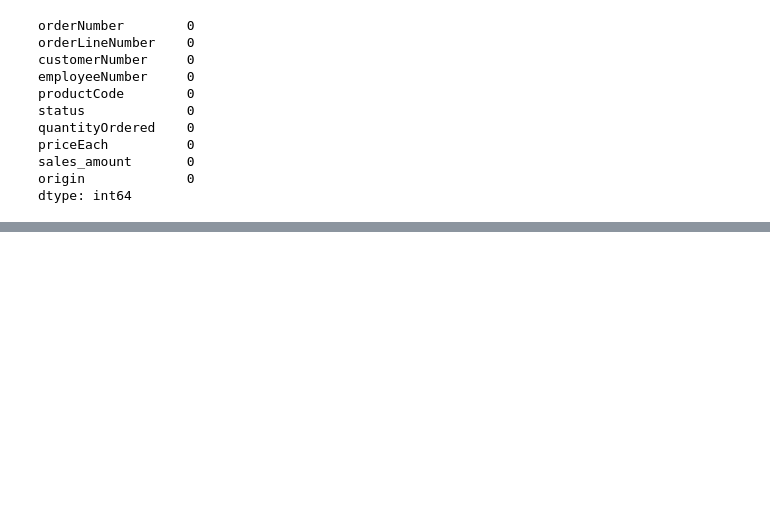
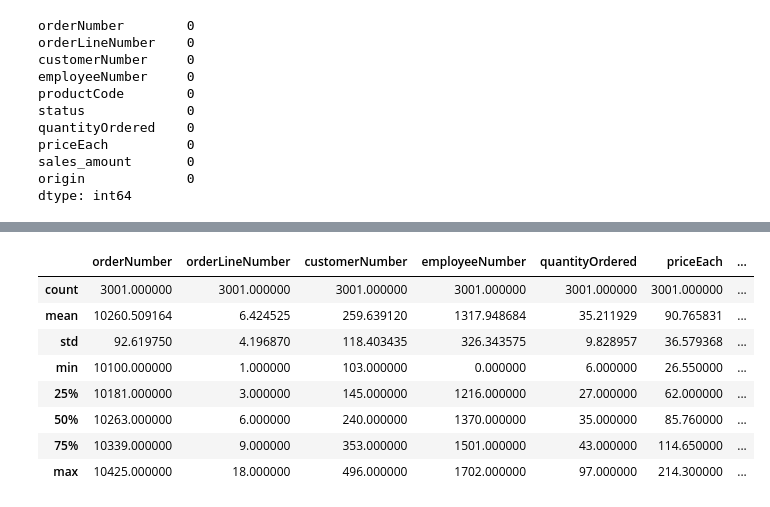
Before and after one commit to CarlosEsteve/python, a Jupyter notebook: Pandas/04.1.Ejercicio_DataQ_Perfilado.ipynb, the cells around one changed output, grey strips where cells are left out. Cells and saved outputs as stored; diff of their text form; code cells hidden in the pictures; blank space fills up the shorter version.

```diff
--- a/Pandas/04.1.Ejercicio_DataQ_Perfilado.ipynb
+++ b/Pandas/04.1.Ejercicio_DataQ_Perfilado.ipynb
@@ -19,5 +21,5 @@ import pandas as pd
 import numpy as np
 from tabulate import tabulate
 # %%
-sales_df = pd.read_csv('../Pandas/datos/company_sales/sales.csv')
+sales_df = pd.read_csv('https://github.com/ricardoahumada/DataScienceBasics/raw/refs/heads/main/data/company_sales/sales.csv')
 # %%
@@ -135,0 +185,12 @@ dtype: int64
+# %%
+sales_df_clean.describe()
+# %% [output]
+|  | orderNumber | orderLineNumber | customerNumber | employeeNumber | quantityOrdered | priceEach | ... |
+| count | 3001.000000 | 3001.000000 | 3001.000000 | 3001.000000 | 3001.000000 | 3001.000000 | ... |
+| mean | 10260.509164 | 6.424525 | 259.639120 | 1317.948684 | 35.211929 | 90.765831 | ... |
+| std | 92.619750 | 4.196870 | 118.403435 | 326.343575 | 9.828957 | 36.579368 | ... |
+| min | 10100.000000 | 1.000000 | 103.000000 | 0.000000 | 6.000000 | 26.550000 | ... |
+| 25% | 10181.000000 | 3.000000 | 145.000000 | 1216.000000 | 27.000000 | 62.000000 | ... |
+| 50% | 10263.000000 | 6.000000 | 240.000000 | 1370.000000 | 35.000000 | 85.760000 | ... |
+| 75% | 10339.000000 | 9.000000 | 353.000000 | 1501.000000 | 43.000000 | 114.650000 | ... |
+| max | 10425.000000 | 18.000000 | 496.000000 | 1702.000000 | 97.000000 | 214.300000 | ... |
```
Also changed, not shown: parts of 30 cells of this notebook, 1 other file.
